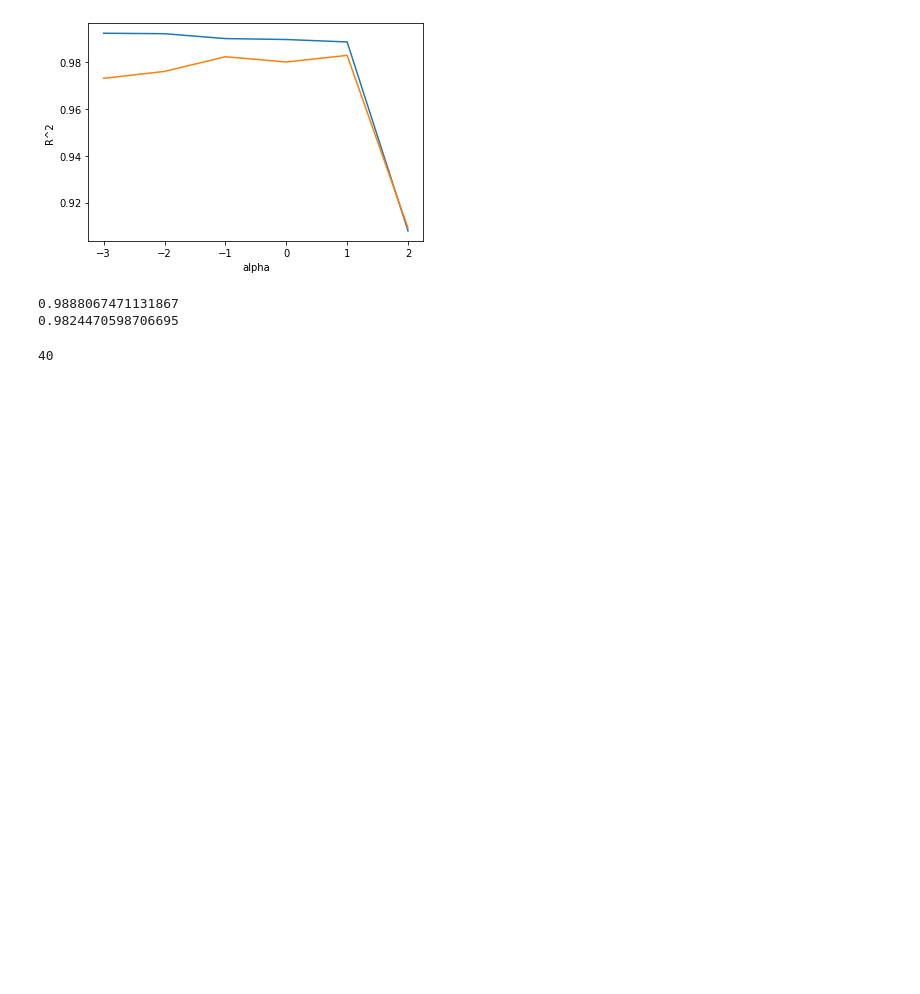
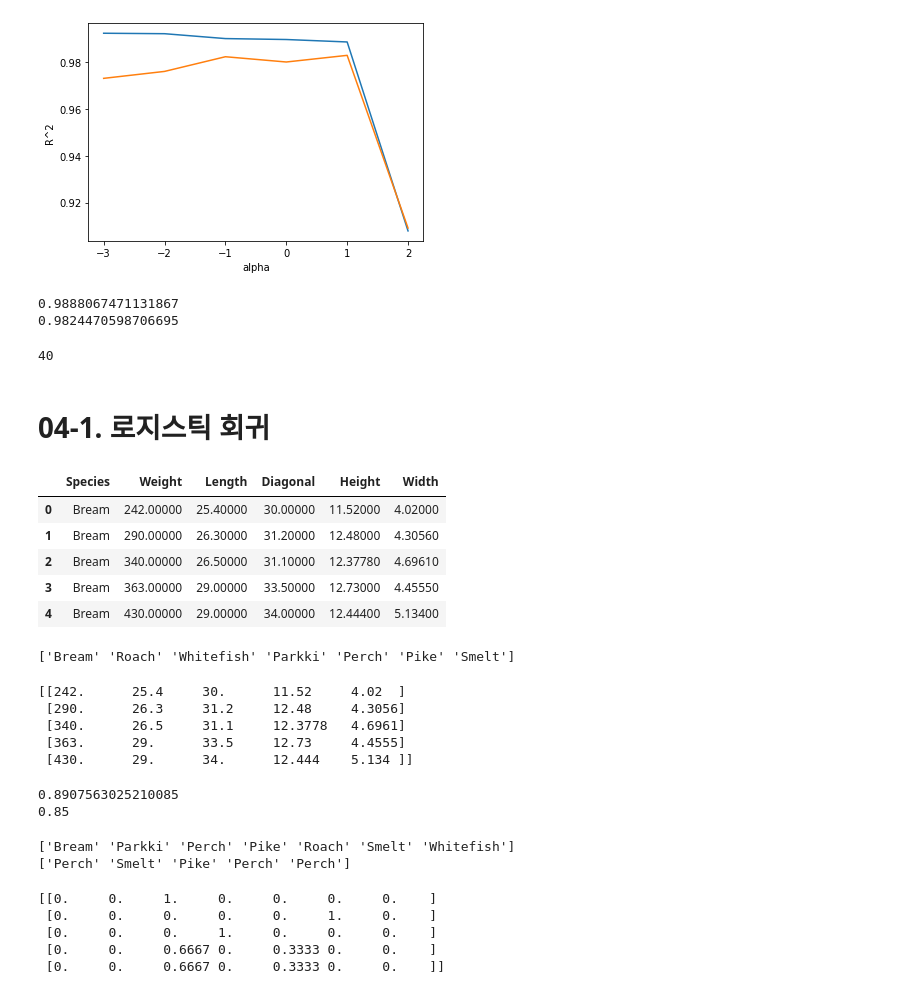
Before and after one commit to bravo-jino/Data-Science-Training, a Jupyter notebook: by_myself_ML&DL.ipynb, the cells around one changed output. Cells and saved outputs as stored; diff of their text form; code cells hidden in the pictures; blank space fills up the shorter version.

```diff
--- a/by_myself_ML&DL.ipynb
+++ b/by_myself_ML&DL.ipynb
@@ -841,3 +841,80 @@ print(lasso.score(test_scaled, test_target))
 print(np.sum(lasso.coef_ ==0))
 # %% [output]
 40
+# %% [markdown]
+# 04-1. 로지스틱 회귀
+# %%
+#데이터 준비하기
+import pandas as pd
+
+fish = pd.read_csv('https://bit.ly/fish_csv_data')
+fish.head()
+# %% [output]
+|  | Species | Weight | Length | Diagonal | Height | Width |
+| 0 | Bream | 242.00000 | 25.40000 | 30.00000 | 11.52000 | 4.02000 |
+| 1 | Bream | 290.00000 | 26.30000 | 31.20000 | 12.48000 | 4.30560 |
+| 2 | Bream | 340.00000 | 26.50000 | 31.10000 | 12.37780 | 4.69610 |
+| 3 | Bream | 363.00000 | 29.00000 | 33.50000 | 12.73000 | 4.45550 |
+| 4 | Bream | 430.00000 | 29.00000 | 34.00000 | 12.44400 | 5.13400 |
+# %%
+# 물고기 종류 파악
+print(pd.unique(fish['Species']))
+# %% [output]
+['Bream' 'Roach' 'Whitefish' 'Parkki' 'Perch' 'Pike' 'Smelt']
+# %%
+fish_input = fish[['Weight', 'Length', 'Diagonal', 'Height', 'Width']].to_numpy()
+
+print(fish_input[ :5])
+# %% [output]
+[[242.      25.4     30.      11.52     4.02  ]
+ [290.      26.3     31.2     12.48     4.3056]
+ [340.      26.5     31.1     12.3778   4.6961]
+ [363.      29.      33.5     12.73     4.4555]
+ [430.      29.      34.      12.444    5.134 ]]
+# %%
+# 타겟 준비
+fish_target = fish['Species'].to_numpy()
+
+# 훈련, 테스트세트 분리
+from sklearn.model_selection import train_test_split
+
+train_input, test_input, train_target, test_target = train_test_split(fish_input, fish_target,
+                                                                      random_state = 42)
+
+#StandardScaler 표준화 전처리
+from sklearn.preprocessing import StandardScaler
+
+ss = StandardScaler()
+ss.fit(train_input)
+train_scaled = ss.transform(train_input)
+test_scaled = ss.transform(test_input)
+
+# K- 최근접 이웃 분류기 확률 예층
+from sklearn.neighbors import KNeighborsClassifier
+kn = KNeighborsClassifier(n_neighbors=3)
+kn.fit(train_scaled, train_target)
+print(kn.score(train_scaled, train_target))
+print(kn.score(test_scaled, test_target))
+# %% [output]
+0.8907563025210085
+0.85
+# %%
+# 타깃값을 그대로 사이킷런 모델에 전달하면 순서가 자동으로 알파벳 순으로 매겨짐
+# pd.unique(fish['Speices'])로 출력했던 순서와 다름
+print(kn.classes_)
+
+# predict로 타깃값 예측
+print(kn.predict(test_scaled[:5]))
+# %% [output]
+['Bream' 'Parkki' 'Perch' 'Pike' 'Roach' 'Smelt' 'Whitefish']
+['Perch' 'Smelt' 'Pike' 'Perch' 'Perch']
+# %%
+import numpy as np
+proba = kn.predict_proba(test_scaled[:5])
+print(np.round(proba, decimals=4))
+# %% [output]
+[[0.     0.     1.     0.     0.     0.     0.    ]
+ [0.     0.     0.     0.     0.     1.     0.    ]
+ [0.     0.     0.     1.     0.     0.     0.    ]
+ [0.     0.     0.6667 0.     0.3333 0.     0.    ]
+ [0.     0.     0.6667 0.     0.3333 0.     0.    ]]
```
Also changed, not shown: parts of 16 cells of this notebook.
